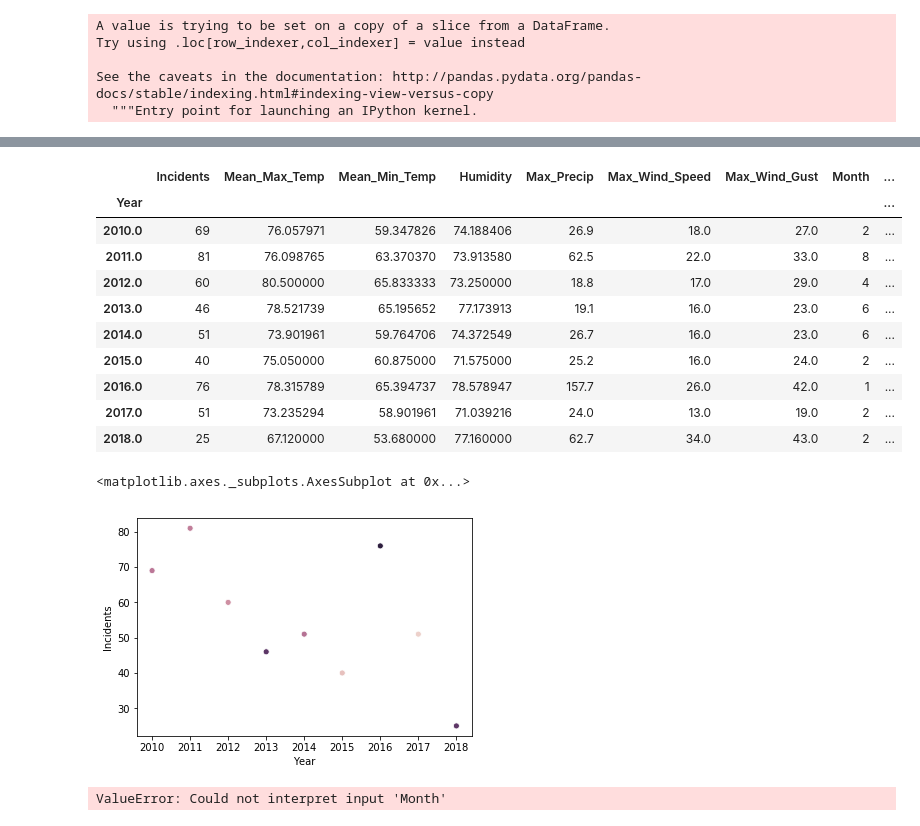
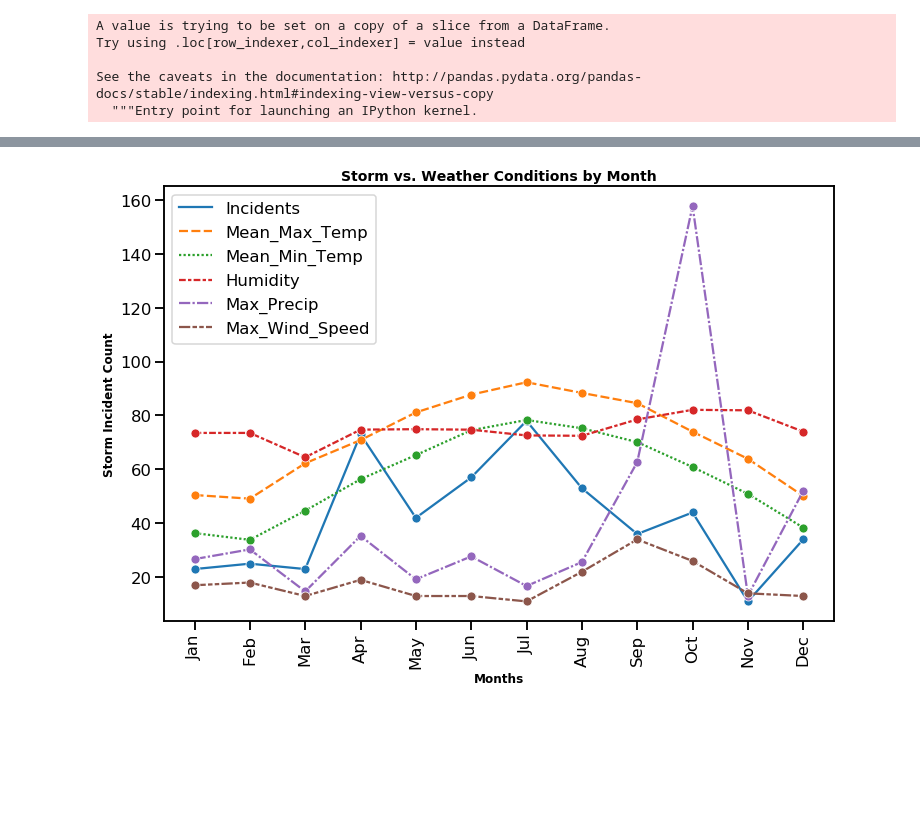
Before and after one commit to xjarodx/Project_1_Group_7, a Jupyter notebook: Fire_Data_Plotting_Weather.ipynb, the cells around one changed output, grey strips where cells are left out. Saved outputs shown, nothing was run; the diff lists cells and outputs as text; code cells hidden in the pictures; blank space fills up the shorter version.

```diff
--- a/Fire_Data_Plotting_Weather.ipynb
+++ b/Fire_Data_Plotting_Weather.ipynb
@@ -82,0 +137,5 @@ See the caveats in the documentation: http://pandas.pydata.org/pandas-docs/stabl
+# %%
+storms = dfm.loc[dfm['incident_type'] >= 800,:]
+storms['Month'] = pd.DatetimeIndex(storms['dispatch_date_time']).month
+storms['Years'] = pd.DatetimeIndex(storms['dispatch_date_time']).year
+month_count = storms.groupby(['Month'])
@@ -83,12 +153,11 @@ See the caveats in the documentation: http://pandas.pydata.org/pandas-docs/stabl
 # %%
-month_count = fires.groupby(['Year','Month'])
 wdf = pd.DataFrame()
-wdf['Incidents'] = month_count['Incident'].count()
+wdf['Incidents'] = month_count['OBJECTID'].count()
 wdf['Mean_Max_Temp'] = month_count['Max Temp (f)'].mean()
 wdf['Mean_Min_Temp'] = month_count['Min Temp (f)'].mean()
 wdf['Humidity'] = month_count['Humidity'].mean()
 wdf['Max_Precip'] = month_count['Precipitation'].max()
 wdf['Max_Wind_Speed'] = month_count['Wind Speed'].max()
-# wdf['Max_Wind_Gust'] = month_count['Wind Gust'].max()
+
 wdf
 # %% [output]
@@ -136,35 +178,19 @@ See the caveats in the documentation: http://pandas.pydata.org/pandas-docs/stabl
-# %%
-wdf = pd.DataFrame()
-wdf['Incidents'] = month_count['Incident'].count()
-wdf['Mean_Max_Temp'] = month_count['Max Temp (f)'].mean()
-wdf['Mean_Min_Temp'] = month_count['Min Temp (f)'].mean()
-wdf['Humidity'] = month_count['Humidity'].mean()
-wdf['Max_Precip'] = month_count['Precipitation'].max()
-wdf['Max_Wind_Speed'] = month_count['Wind Speed'].max()
-wdf['Max_Wind_Gust'] = month_count['Wind Gust'].max()
-wdf['Month'] = month_count['Month'].first()
-wdf['Year'] = month_count['Years'].first()
-wdf
-# %% [output]
-|  | Incidents | Mean_Max_Temp | Mean_Min_Temp | Humidity | Max_Precip | Max_Wind_Speed | Max_Wind_Gust | Month | ... |
-| Year |  |  |  |  |  |  |  |  | ... |
-| 2010.0 | 69 | 76.057971 | 59.347826 | 74.188406 | 26.9 | 18.0 | 27.0 | 2 | ... |
-| 2011.0 | 81 | 76.098765 | 63.370370 | 73.913580 | 62.5 | 22.0 | 33.0 | 8 | ... |
-| 2012.0 | 60 | 80.500000 | 65.833333 | 73.250000 | 18.8 | 17.0 | 29.0 | 4 | ... |
-| 2013.0 | 46 | 78.521739 | 65.195652 | 77.173913 | 19.1 | 16.0 | 23.0 | 6 | ... |
-| 2014.0 | 51 | 73.901961 | 59.764706 | 74.372549 | 26.7 | 16.0 | 23.0 | 6 | ... |
-| 2015.0 | 40 | 75.050000 | 60.875000 | 71.575000 | 25.2 | 16.0 | 24.0 | 2 | ... |
-| 2016.0 | 76 | 78.315789 | 65.394737 | 78.578947 | 157.7 | 26.0 | 42.0 | 1 | ... |
-| 2017.0 | 51 | 73.235294 | 58.901961 | 71.039216 | 24.0 | 13.0 | 19.0 | 2 | ... |
-| 2018.0 | 25 | 67.120000 | 53.680000 | 77.160000 | 62.7 | 34.0 | 43.0 | 2 | ... |
-# %%
-sbn.scatterplot(data=wdf, y = 'Incidents', x='Year', hue='Humidity', legend=False)
-# plt.legend(loc='best')
-# %% [output]
-<matplotlib.axes._subplots.AxesSubplot at 0x...>
-[figure, removed]
-# %%
-sbn.scatterplot(data=wdf, y = 'Incidents', x='Month', legend=False)
-# plt.legend(loc='best')
-# %% [output]
-ValueError: Could not interpret input 'Month'
+# %%
+sbn.lineplot(data=wdf, marker='o')
+fig = plt.gcf()
+fig.set_size_inches(12, 8)
+fig.ylimit=(0,200)
+fig.xlimit=(0,30)
+x = [1,2,3,4,5,6,7,8,9,10,11,12]
+labels = ['Jan', 'Feb', 'Mar', 'Apr', 'May', 'Jun', 'Jul','Aug', 'Sep','Oct','Nov','Dec']
+# Add some labels and title
+plt.xticks(x, labels, rotation='vertical')
+plt.xlabel('Months', fontsize=12, fontweight='bold')
+plt.ylabel('Storm Incident Count', fontsize=12, fontweight='bold')
+plt.title('Storm vs. Weather Conditions by Month', fontsize=14, fontweight='bold')
+plt.legend(loc='best')
+# Save the figure
+sbn.set_context("talk")
+plt.savefig('./graphics/weather_storm_by_month.png')
+# %% [output]
+[figure, added]
```
Also changed, not shown: parts of 12 cells of this notebook, 2 other files.
